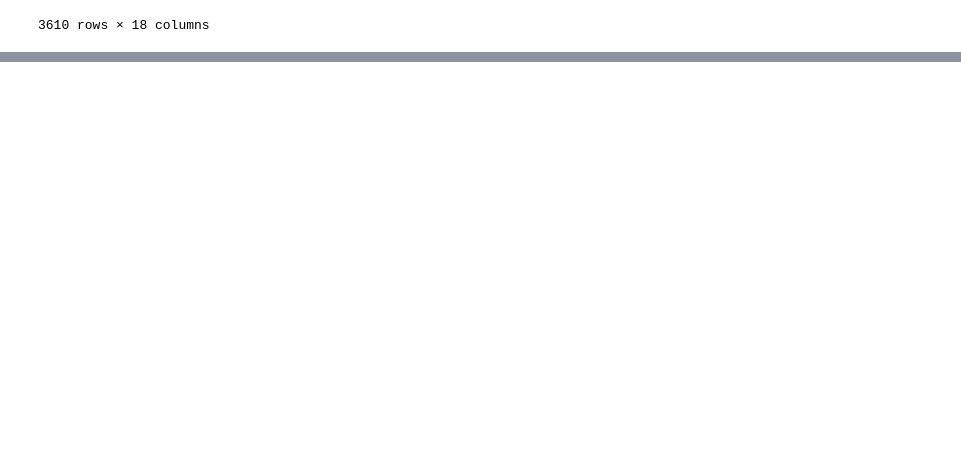
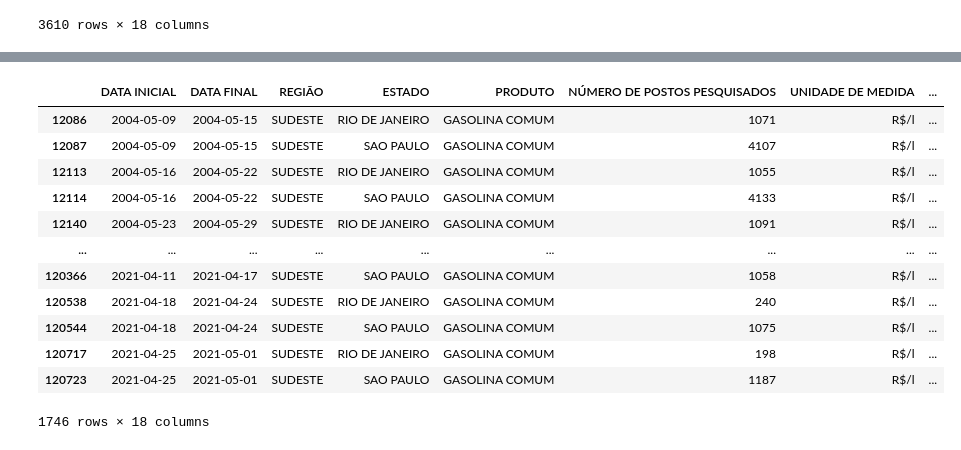
Before and after one commit to TgdaAlmeida/aula_coderhouse, a Jupyter notebook: CURSO XAVECODING/Filtragem.ipynb, the cells around one changed output, grey strips where cells are left out. Cells and saved outputs as stored; diff of their text form; code cells hidden in the pictures; blank space fills up the shorter version.

```diff
--- a/CURSO XAVECODING/Filtragem.ipynb
+++ b/CURSO XAVECODING/Filtragem.ipynb
@@ -230,0 +235,2 @@ postos_rj_preco_maior_que_2
+# %%
+selecao_1 = (data['ESTADO'] == 'SAO PAULO' ) | (data['ESTADO'] == 'RIO DE JANEIRO' ) #se é sao paulo ou rio de janeiro
@@ -230,0 +269,3 @@ postos_rj_preco_maior_que_2
+# %%
+#apenas os postos de rio de janeiro e sao paulo
+postos_sp_rj = data[selecao_1]
@@ -230,0 +288,4 @@ postos_rj_preco_maior_que_2
+# %%
+#fazer uma comparaçao somente em cima desse df sp e rj
+selecao_2 = (postos_sp_rj['PRODUTO'] == 'GASOLINA COMUM')
+selecao_2
@@ -230,0 +305,18 @@ postos_rj_preco_maior_que_2
+# %%
+#apenas registros de sp e rj com gasolina comum
+postos_sp_rj_gasolina = postos_sp_rj[selecao_2]
+postos_sp_rj_gasolina
+# %% [output]
+|  | DATA INICIAL | DATA FINAL | REGIÃO | ESTADO | PRODUTO | NÚMERO DE POSTOS PESQUISADOS | UNIDADE DE MEDIDA | ... |
+| 12086 | 2004-05-09 | 2004-05-15 | SUDESTE | RIO DE JANEIRO | GASOLINA COMUM | 1071 | R$/l | ... |
+| 12087 | 2004-05-09 | 2004-05-15 | SUDESTE | SAO PAULO | GASOLINA COMUM | 4107 | R$/l | ... |
+| 12113 | 2004-05-16 | 2004-05-22 | SUDESTE | RIO DE JANEIRO | GASOLINA COMUM | 1055 | R$/l | ... |
+| 12114 | 2004-05-16 | 2004-05-22 | SUDESTE | SAO PAULO | GASOLINA COMUM | 4133 | R$/l | ... |
+| 12140 | 2004-05-23 | 2004-05-29 | SUDESTE | RIO DE JANEIRO | GASOLINA COMUM | 1091 | R$/l | ... |
+| ... | ... | ... | ... | ... | ... | ... | ... | ... |
+| 120366 | 2021-04-11 | 2021-04-17 | SUDESTE | SAO PAULO | GASOLINA COMUM | 1058 | R$/l | ... |
+| 120538 | 2021-04-18 | 2021-04-24 | SUDESTE | RIO DE JANEIRO | GASOLINA COMUM | 240 | R$/l | ... |
+| 120544 | 2021-04-18 | 2021-04-24 | SUDESTE | SAO PAULO | GASOLINA COMUM | 1075 | R$/l | ... |
+| 120717 | 2021-04-25 | 2021-05-01 | SUDESTE | RIO DE JANEIRO | GASOLINA COMUM | 198 | R$/l | ... |
+| 120723 | 2021-04-25 | 2021-05-01 | SUDESTE | SAO PAULO | GASOLINA COMUM | 1187 | R$/l | ... |
+1746 rows × 18 columns
```
Also changed, not shown: parts of 37 cells of this notebook, 12 other files.
